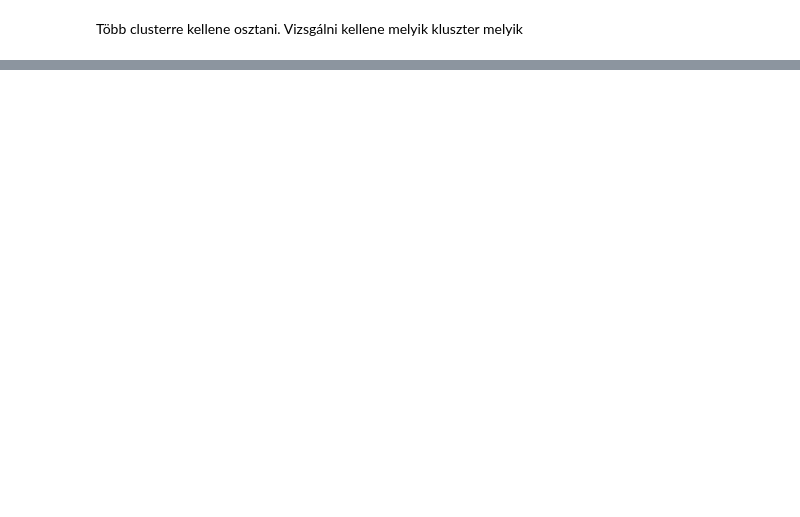
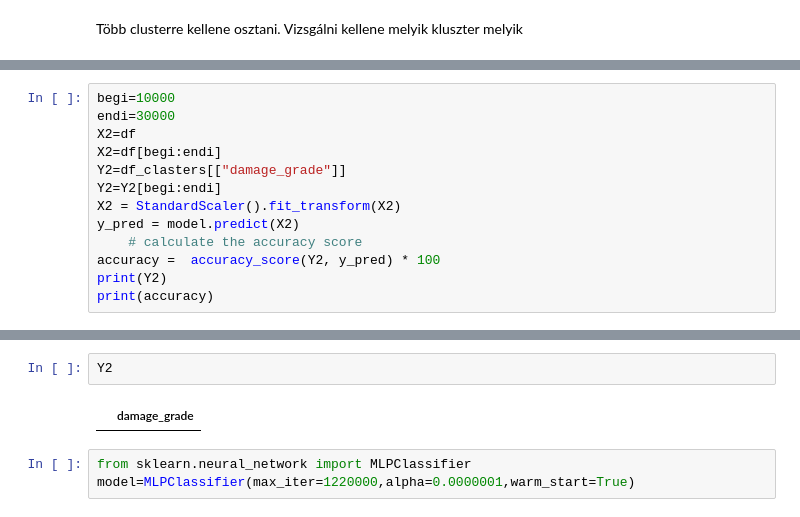
Before and after one commit to sipocz/_earthQuake, a Jupyter notebook: EarthQuaqe_Clustering.ipynb, the cells around one changed output, grey strips where cells are left out. Cells and saved outputs as stored; diff of their text form; blank space fills up the shorter version.

```diff
--- a/EarthQuaqe_Clustering.ipynb
+++ b/EarthQuaqe_Clustering.ipynb
@@ -268,0 +347,13 @@ Több clusterre kellene osztani. Vizsgálni kellene melyik kluszter melyik
+# %%
+begi=10000
+endi=30000
+X2=df
+X2=df[begi:endi]
+Y2=df_clasters[["damage_grade"]]
+Y2=Y2[begi:endi]
+X2 = StandardScaler().fit_transform(X2)
+y_pred = model.predict(X2)
+    # calculate the accuracy score
+accuracy =  accuracy_score(Y2, y_pred) * 100
+print(Y2)
+print(accuracy)
@@ -268,0 +376,7 @@ Több clusterre kellene osztani. Vizsgálni kellene melyik kluszter melyik
+# %%
+Y2
+# %% [output]
+|  | damage_grade |
+# %%
+from sklearn.neural_network import MLPClassifier
+model=MLPClassifier(max_iter=1220000,alpha=0.0000001,warm_start=True)
```
Also changed, not shown: parts of 14 cells of this notebook.
